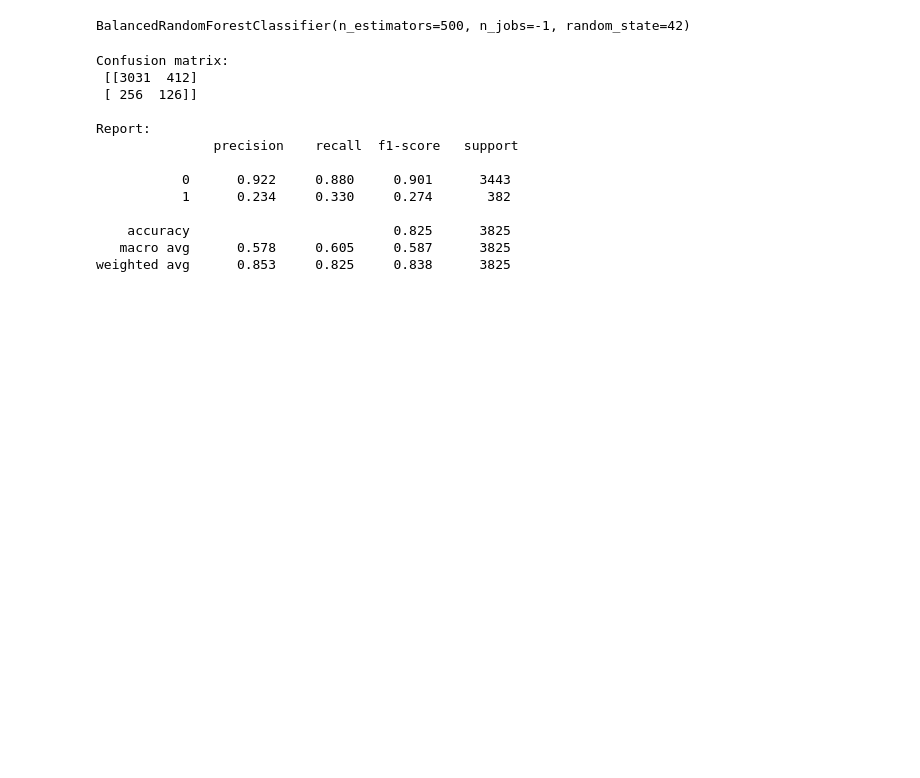
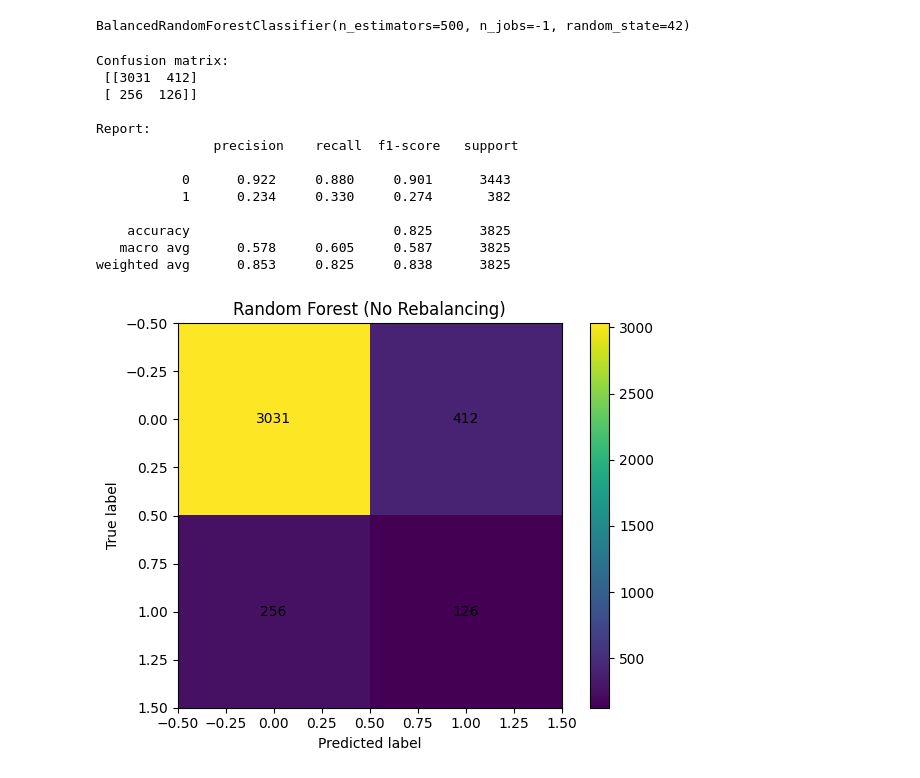
Before and after one commit to ellloraa/final_ML_fall25, a Jupyter notebook: models/high_engagement_models/randomforest_engage.ipynb, the cells around one changed output. Cells and saved outputs as stored; diff of their text form; code cells hidden in the pictures; blank space fills up the shorter version.

Commit message:
Data vis

```diff
--- a/models/high_engagement_models/randomforest_engage.ipynb
+++ b/models/high_engagement_models/randomforest_engage.ipynb
@@ -86,7 +86,7 @@ rf = RandomForestClassifier(
     n_estimators=400,
     max_depth=None,
     min_samples_leaf=5,
-    class_weight={0: 1, 1: 3},
+    class_weight="balanced",
     random_state=42,
     n_jobs=-1
 )
@@ -190,9 +190,9 @@ clf.fit(X_train, y_train)
 # %% [output]
 BalancedRandomForestClassifier(n_estimators=500, n_jobs=-1, random_state=42)
 # %%
-pred = clf.predict(X_test)
+clf_pred = clf.predict(X_test)
 
-print("Confusion matrix:\n", confusion_matrix(y_test, pred))
+print("Confusion matrix:\n", confusion_matrix(y_test, clf_pred))
 print("\nReport:\n", classification_report(y_test, pred, digits=3))
 # %% [output]
 Confusion matrix:
@@ -208,3 +208,24 @@ Report:
     accuracy                          0.825      3825
    macro avg      0.578     0.605     0.587      3825
 weighted avg      0.853     0.825     0.838      3825
+# %%
+import matplotlib.pyplot as plt
+# creating data vis
+cm = confusion_matrix(y_test, pred)  # normal RF predictions
+
+plt.figure()
+plt.imshow(cm)
+plt.title("Random Forest (No Rebalancing)")
+plt.xlabel("Predicted label")
+plt.ylabel("True label")
+plt.colorbar()
+
+# add numbers to cells
+for i in range(cm.shape[0]):
+    for j in range(cm.shape[1]):
+        plt.text(j, i, cm[i, j], ha="center", va="center")
+
+plt.tight_layout()
+plt.show()
+# %% [output]
+[figure, added]
```
Also changed, not shown: parts of 3 cells of this notebook.
